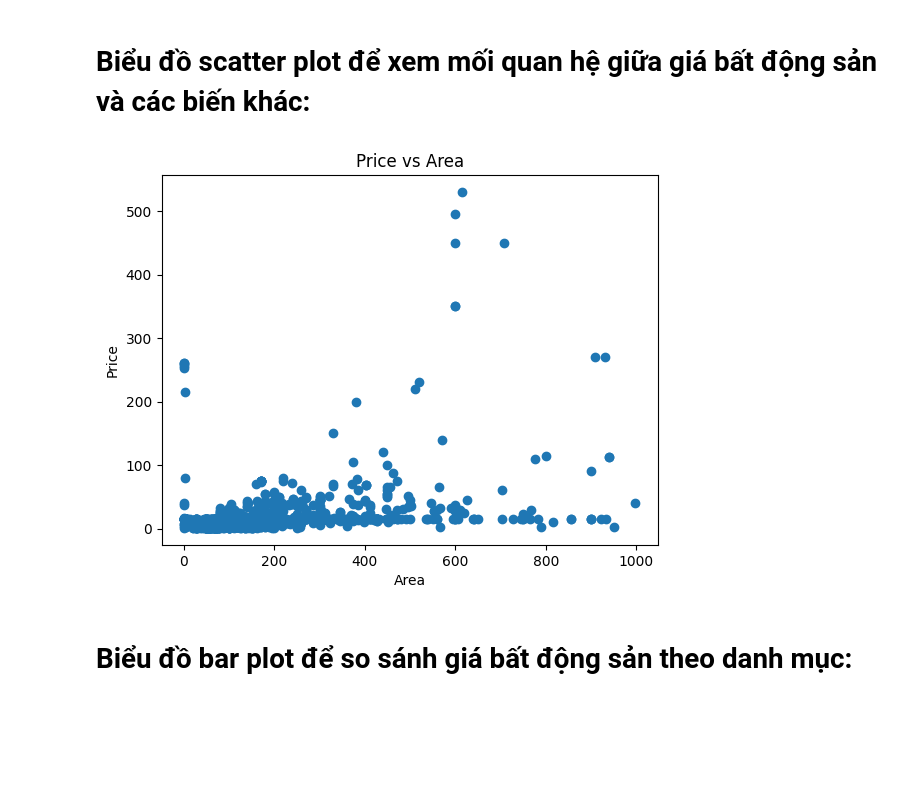
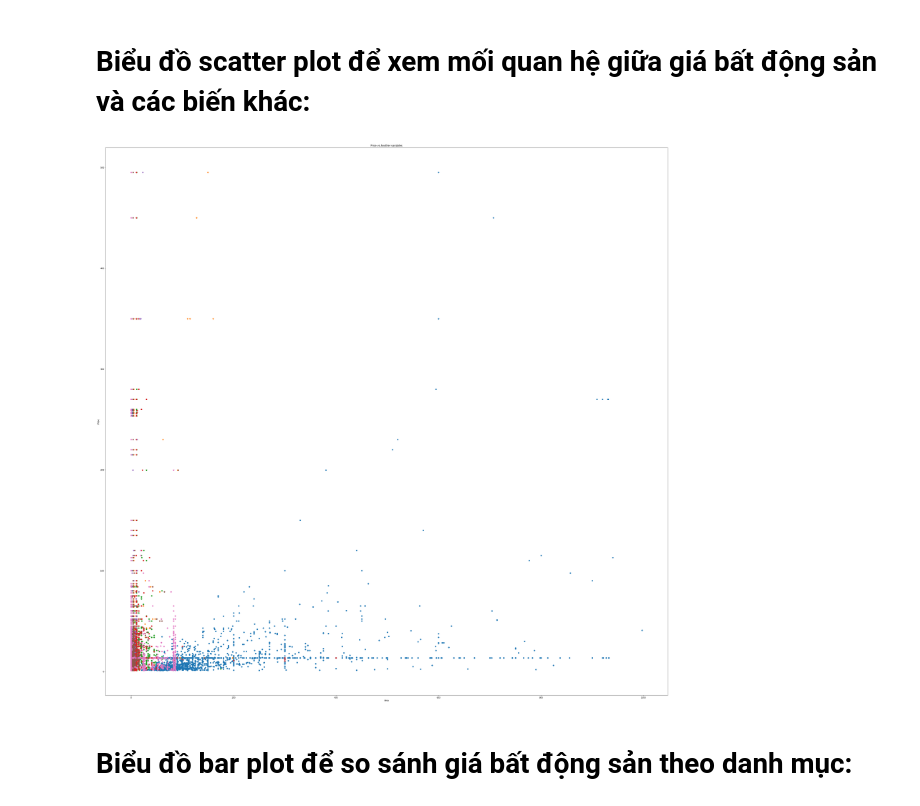
Before and after one commit to ductridev/ADY201M, a Jupyter notebook: Lab-5-plot.ipynb, the cells around one changed output. Cells and saved outputs as stored; diff of their text form; code cells hidden in the pictures; blank space fills up the shorter version.

```diff
--- a/Lab-5-plot.ipynb
+++ b/Lab-5-plot.ipynb
@@ -3,7 +15,7 @@ import csv
 import pandas as pd
 import numpy as np
 
-csv_file = "C:\\Users\\htn54\\Downloads\\lab5_1.csv"
+csv_file = "./lab5-new (1).csv"
 df = pd.read_csv(csv_file, index_col=False, delimiter = ',')
 df.head()
 # %% [output]
@@ -98,0 +161,6 @@ df
+# %%
+extPrice = []
+for index in df.index:
+    extPrice.append((df['price'][index] * 1000) / df['area'][index])
+df['extPrice'] = extPrice
+df.head()
@@ -163,17 +238,18 @@ import numpy as np
 
 
 # Chọn cột giá nhà
-prices = df['price']
+extPrice = df['extPrice']
 
 # Chia giá nhà thành 3 khoảng bằng nhau
-bins = np.linspace(prices.min(), prices.max(), 4)
+# bins = np.linspace(extPrice.min(), extPrice.max(), 4)
+bins = np.array([extPrice.min(), extPrice.min() + 50, extPrice.min() + 70, extPrice.max()])
 
 # Gán nhãn cho từng khoảng
 labels = ['Low', 'Medium', 'High']
-df['Category'] = pd.cut(prices, bins=bins, labels=labels, include_lowest=True)
+df['Category'] = pd.cut(extPrice, bins=bins, labels=labels, include_lowest=True)
 
 # In ra thông tin của DataFrame với cột Category mới
-print(df[['price', 'Category']])
+print(df[['extPrice', 'Category']])
 
 # In ra phạm vi của các khoảng bin
 for i in range(len(bins) - 1):
@@ -220,7 +296,8 @@ df
 import matplotlib.pyplot as plt
 
 # Vẽ biểu đồ histogram
-plt.hist(df['price'], bins=3, edgecolor='red')
+plt.rcParams["figure.figsize"] = (50,50)
+plt.hist(df['price'], bins=500, edgecolor='red')
 plt.xlabel('Price')
 plt.ylabel('Frequency')
 plt.title('Price Distribution')
@@ -231,15 +308,25 @@ plt.show()
 # Biểu đồ scatter plot để xem mối quan hệ giữa giá bất động sản và các biến khác:
 # %%
 import matplotlib.pyplot as plt
+from sklearn.preprocessing import OneHotEncoder, LabelEncoder
+
+# Một vài record là đất cần bán, nên sẽ không có nội thất
+df.loc[df['interior'].isnull(),'interior'] = ''
 
 # Vẽ biểu đồ scatter plot
 plt.scatter(df['area'], df['price'])
+plt.scatter(df['room'], df['price'])
+plt.scatter(df['road'], df['price'])
+plt.scatter(df['facade'], df['price'])
+plt.scatter(df['floors'], df['price'])
+plt.scatter(df['toilet'], df['price'])
+plt.scatter(LabelEncoder().fit_transform(df['interior']), df['price'])
 plt.xlabel('Area')
 plt.ylabel('Price')
-plt.title('Price vs Area')
+plt.title('Price vs Another variables')
 plt.show()
 # %% [output]
-[figure, old version]
+[figure, new version]
 # %% [markdown]
 # Biểu đồ bar plot để so sánh giá bất động sản theo danh mục:
 # %%
```
Also changed, not shown: parts of 21 cells of this notebook.
